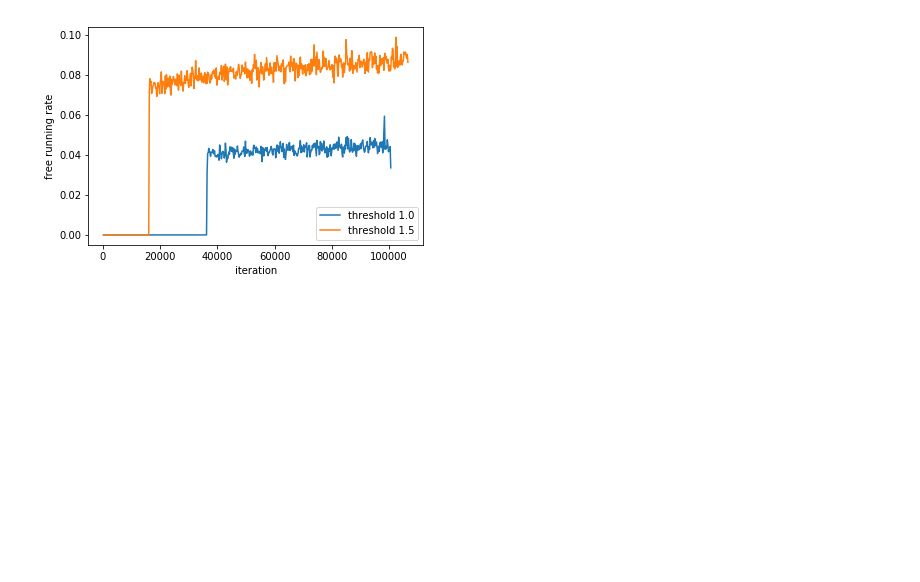
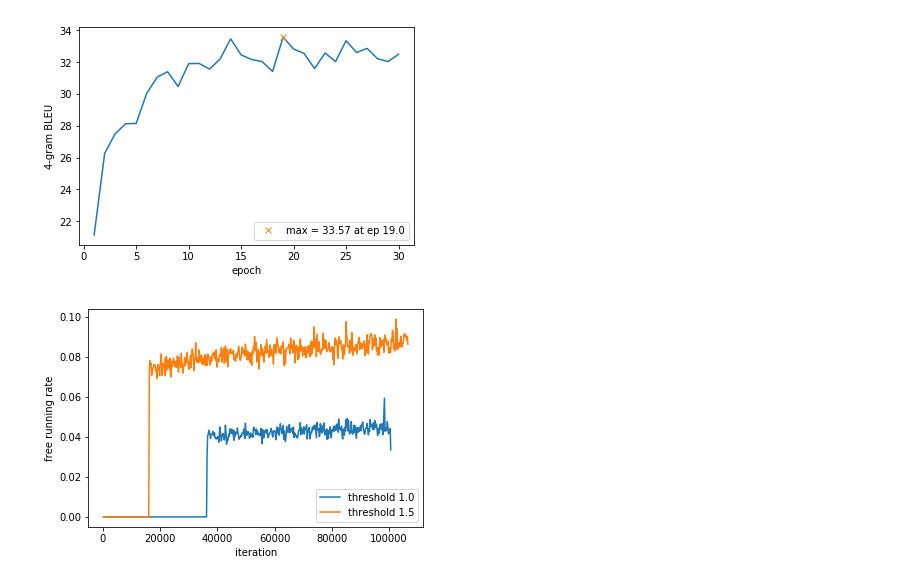
Before and after one commit to 3dmaisons/af-mnt, a Jupyter notebook: af-scripts/0_general.ipynb, the cells around one changed output. Drawn from its saved outputs; the diff is of its cells as text; code cells hidden in the pictures; blank space fills up the shorter version.

```diff
--- a/af-scripts/0_general.ipynb
+++ b/af-scripts/0_general.ipynb
@@ -4,3 +7,42 @@ import pickle
+# %%
+def moving_avg(x, N=500):
+    return np.convolve(x, np.ones((N,))/N, mode='valid')
+
+def get_bleu(dirFile):
+    with open(dirFile, 'r') as f:
+        data = f.readlines()
+    return float(data[-1])*100.0
+
+def get_bleu_detok_avg(dirFile):
+    with open(dirFile, 'r') as f:
+        data = f.readlines()
+#     print(dirFile, data)
+    b = data[0].split(',')[0].split(' ')[-1]
+    return float(b)
+
+def get_ep_lst_bleu_lst(dirSet, f_bleu='bleu.log', flag_detok_avg=False):
+    dirFile_lst = [os.path.join(dirSet, '{d}/{f}'.format(d=d, f=f_bleu)) for d in os.listdir(dirSet)]
+    ep_lst = [float(x.split('_')[-1].split('/')[0]) for x in dirFile_lst]
+    tmp = sorted(zip(ep_lst, dirFile_lst))
+    ep_lst, dirFile_lst = [ list(tpl) for tpl in zip(*tmp)]
+    if flag_detok_avg:
+        return ep_lst, [get_bleu_detok_avg(d) for d in dirFile_lst]
+    else:
+        return ep_lst, [get_bleu(d) for d in dirFile_lst]
+
+def plot_bleu_lst(ep_lst, bleu_lst, y_lab='4-gram BLEU'):
+    plt.plot(ep_lst, bleu_lst)
+    m = max(bleu_lst)
+    i = ep_lst[bleu_lst.index(m)]
+    plt.plot(i, m, 'x', label='max = {} at ep {}'.format(m,i))
+    plt.xlabel('epoch'); plt.ylabel(y_lab)
+    plt.legend()
+    plt.show()
+# %%
+dirSet = '/home/dawna/tts/qd212/models/af/results/models-v9enfr/aaf-v0020-sched-fr3.0/tst2013/'
+plot_bleu_lst(*get_ep_lst_bleu_lst(dirSet, f_bleu='bleu-DETOK.log', flag_detok_avg=True))
+# %% [output]
+[figure, added]
 # %%
 # reading data generate plot
 def get_xNy(dirFile,print_every=200):
```
Also changed, not shown: parts of 27 cells of this notebook, 32 other files.
